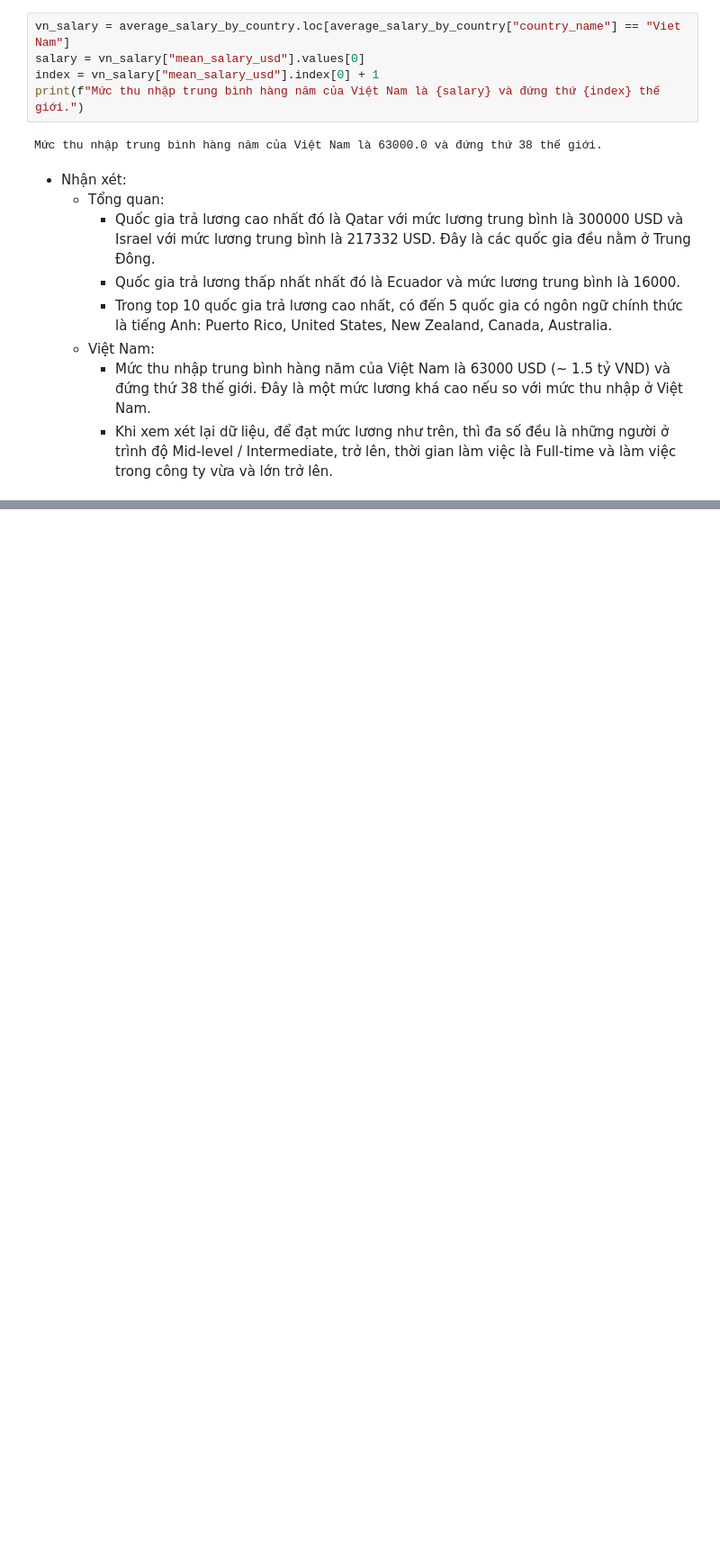
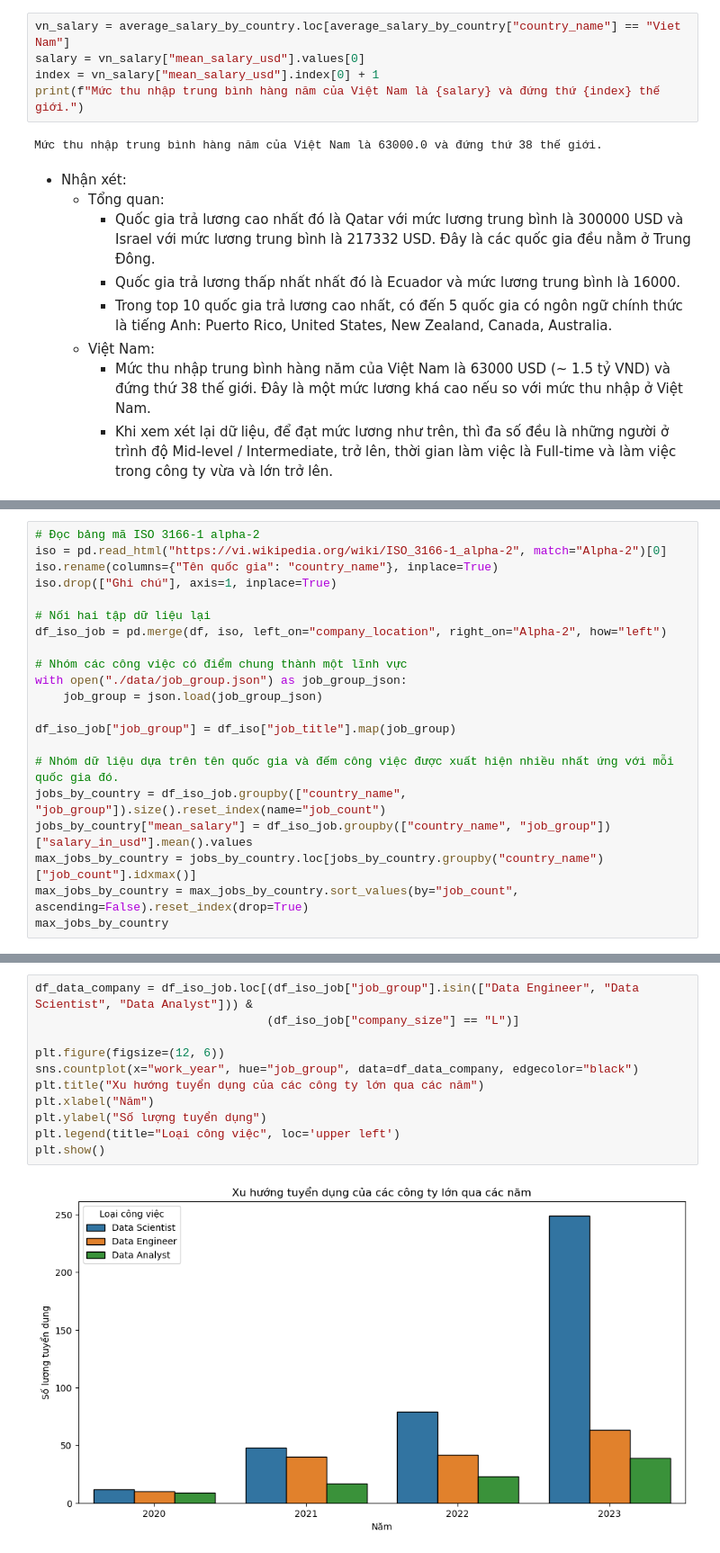
Before and after one commit to HoangNguyen31/P4DS_Final-Project, a Jupyter notebook: Project.ipynb, the cells around one changed output, grey strips where cells are left out. Shown at 90% size. Drawn from its saved outputs; the diff is of its cells as text; blank space fills up the shorter version.

```diff
--- a/Project.ipynb
+++ b/Project.ipynb
@@ -610,0 +574,21 @@ plt.show()
+# %%
+# Đọc bảng mã ISO 3166-1 alpha-2
+iso = pd.read_html("https://vi.wikipedia.org/wiki/ISO_3166-1_alpha-2", match="Alpha-2")[0]
+iso.rename(columns={"Tên quốc gia": "country_name"}, inplace=True)
+iso.drop(["Ghi chú"], axis=1, inplace=True)
+
+# Nối hai tập dữ liệu lại
+df_iso_job = pd.merge(df, iso, left_on="company_location", right_on="Alpha-2", how="left")
+
+# Nhóm các công việc có điểm chung thành một lĩnh vực
+with open("./data/job_group.json") as job_group_json:
+    job_group = json.load(job_group_json)
+
+df_iso_job["job_group"] = df_iso["job_title"].map(job_group)
+
+# Nhóm dữ liệu dựa trên tên quốc gia và đếm công việc được xuất hiện nhiều nhất ứng với mỗi quốc gia đó.
+jobs_by_country = df_iso_job.groupby(["country_name", "job_group"]).size().reset_index(name="job_count")
+jobs_by_country["mean_salary"] = df_iso_job.groupby(["country_name", "job_group"])["salary_in_usd"].mean().values
+max_jobs_by_country = jobs_by_country.loc[jobs_by_country.groupby("country_name")["job_count"].idxmax()]
+max_jobs_by_country = max_jobs_by_country.sort_values(by="job_count", ascending=False).reset_index(drop=True)
+max_jobs_by_country
@@ -610,0 +641,13 @@ plt.show()
+# %%
+df_data_company = df_iso_job.loc[(df_iso_job["job_group"].isin(["Data Engineer", "Data Scientist", "Data Analyst"])) &
+                                 (df_iso_job["company_size"] == "L")]
+
+plt.figure(figsize=(12, 6))
+sns.countplot(x="work_year", hue="job_group", data=df_data_company, edgecolor="black")
+plt.title("Xu hướng tuyển dụng của các công ty lớn qua các năm")
+plt.xlabel("Năm")
+plt.ylabel("Số lượng tuyển dụng")
+plt.legend(title="Loại công việc", loc='upper left')
+plt.show()
+# %% [output]
+[figure, added]
```
Also changed, not shown: parts of 78 cells of this notebook.
